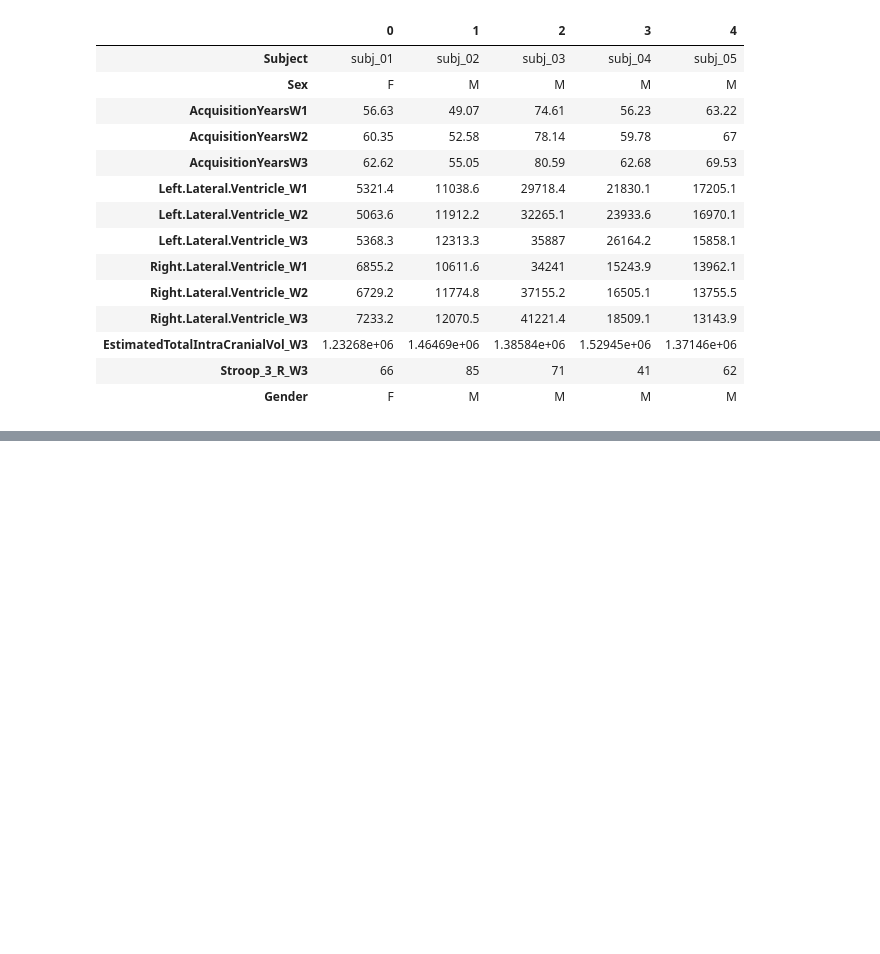
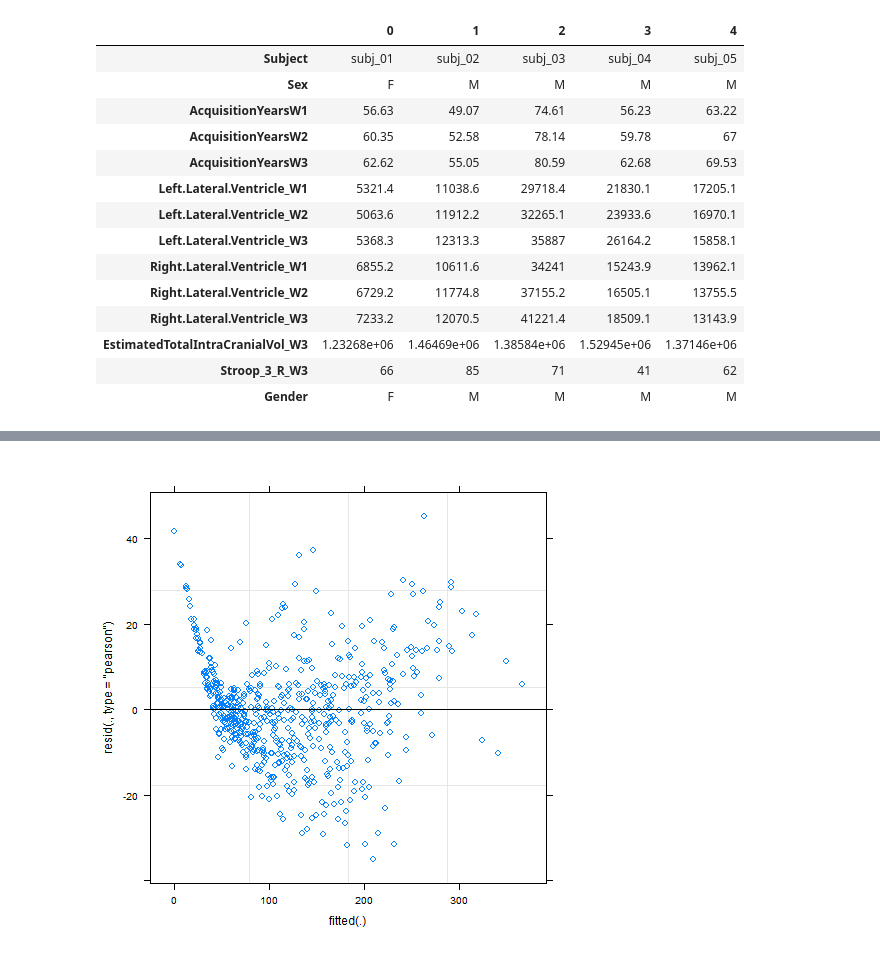
Before and after one commit to arvidl/lvv-ri, a Jupyter notebook: notebooks/0.0-test.ipynb, the cells around one changed output, grey strips where cells are left out. Cells and saved outputs as stored; diff of their text form; code cells hidden in the pictures; blank space fills up the shorter version.

Commit message:
extended testing of lmer, ommited testdata

```diff
--- a/notebooks/0.0-test.ipynb
+++ b/notebooks/0.0-test.ipynb
@@ -487,0 +497,5 @@ pd_data.head().T
+# %%
+from rpy2.robjects import r, pandas2ri
+pandas2ri.activate()
+
+pd_data = r['data']
@@ -487,0 +535,11 @@ pd_data.head().T
+# %%
+%%R
+
+library(lme4)
+
+m <- lmer(weight ~ Time * Diet + (1 + Time | Chick), data=pd_data, REML=F)
+
+rfs <- ranef(m)$cat
+ffs <- fixef(m)
+
+print(names(ffs))
@@ -487,0 +573,6 @@ pd_data.head().T
+# %%
+%%R
+
+plot(m)
+# %% [output]
+[figure, added]
```
Also changed, not shown: parts of 15 cells of this notebook, 1 other file.
